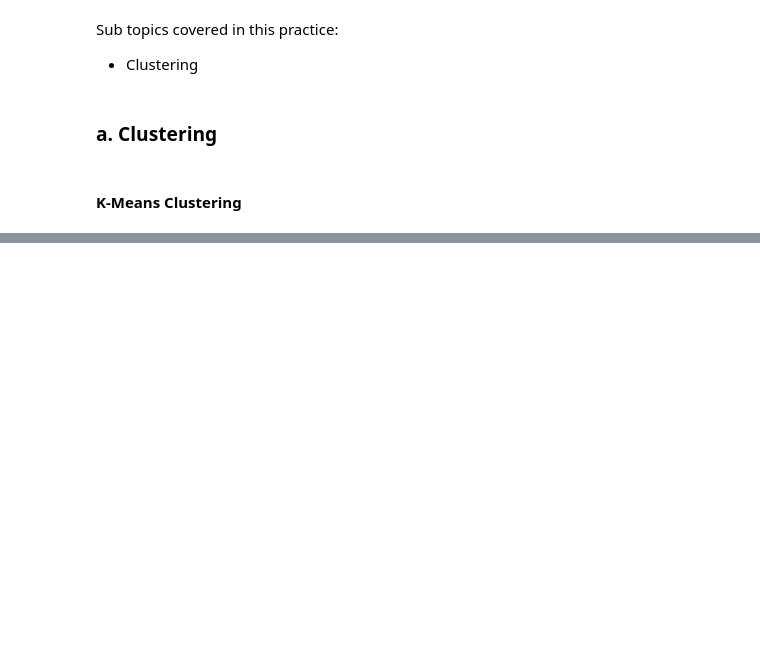
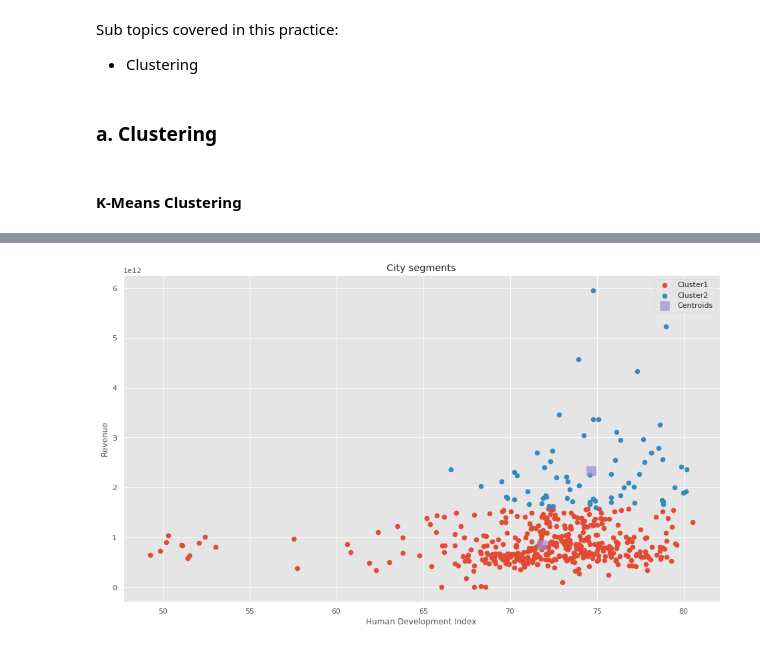
Before and after one commit to dianrdn/rc-dataanalytic, a Jupyter notebook: Machine_Learning_(Supervised_&_Unsupervised_Learning).ipynb, the cells around one changed output, grey strips where cells are left out. Saved outputs shown, nothing was run; the diff lists cells and outputs as text; code cells hidden in the pictures; blank space fills up the shorter version.

```diff
--- a/Machine_Learning_(Supervised_&_Unsupervised_Learning).ipynb
+++ b/Machine_Learning_(Supervised_&_Unsupervised_Learning).ipynb
@@ -435,12 +481,14 @@ y_means = km2.fit_predict(X)
 # %%
 # Visualising the clusters for k=2
 plt.scatter(X[y_means==0,0],X[y_means==0,1],s=50, label='Cluster1')
 plt.scatter(X[y_means==1,0],X[y_means==1,1],s=50, label='Cluster2')
 
 
 plt.scatter(km2.cluster_centers_[:,0], km2.cluster_centers_[:,1],s=200,marker='s', alpha=0.7, label='Centroids')
-plt.title('Customer segments')
-plt.xlabel('Annual income')
-plt.ylabel('Annual spend')
+plt.title('City segments')
+plt.xlabel('Human Development Index')
+plt.ylabel('Revenue')
 plt.legend()
 plt.show()
+# %% [output]
+[figure, added]
```
Also changed, not shown: parts of 13 cells of this notebook.
